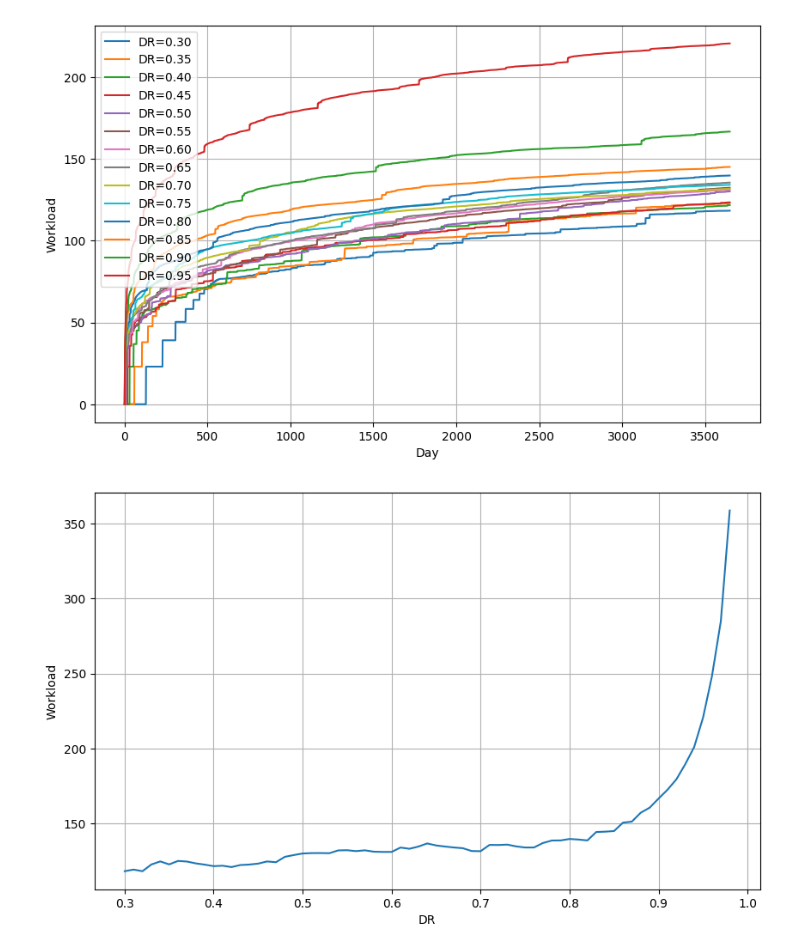
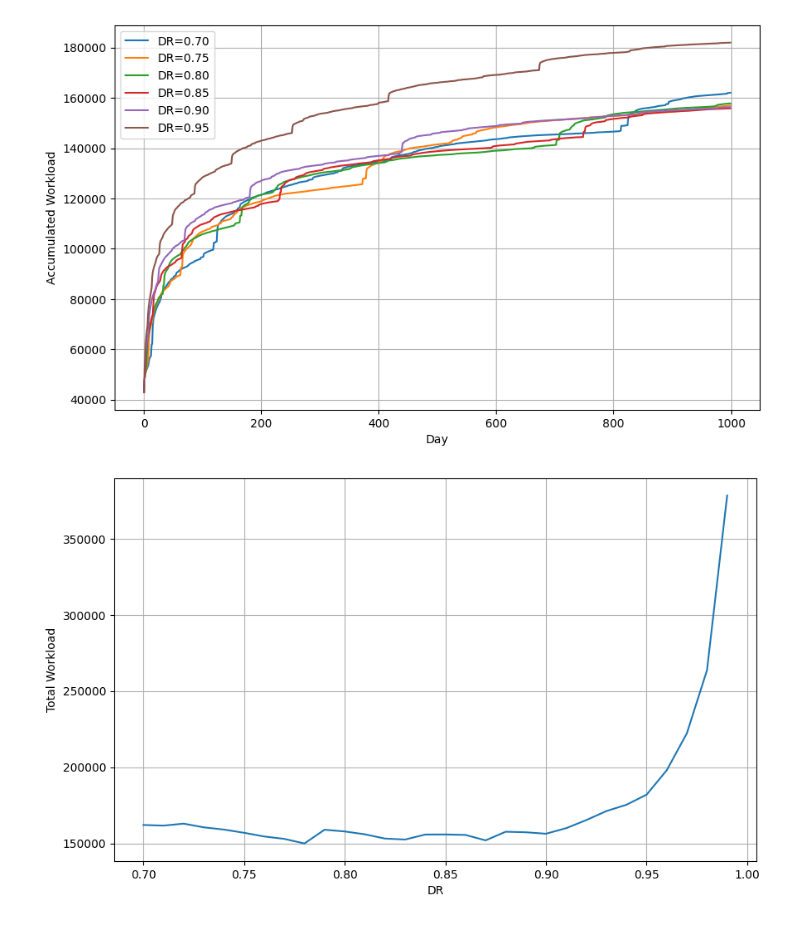
Before and after one commit to open-spaced-repetition/expected-workload, a Jupyter notebook: notebook.ipynb, the cells around one changed output. Cells and saved outputs as stored; diff of their text form; code cells hidden in the pictures.

Commit message:
add LEARN_COST

```diff
--- a/notebook.ipynb
+++ b/notebook.ipynb
@@ -2,34 +2,35 @@
 import numpy as np
 import matplotlib.pyplot as plt
 
-learn_day_limit = 3650
+learn_day_limit = 1000
 
 w = [
-    0.2172,
-    1.1771,
-    3.2602,
-    16.1507,
-    7.0114,
-    0.57,
-    2.0966,
-    0.0069,
-    1.5261,
-    0.112,
-    1.0178,
-    1.849,
-    0.1133,
-    0.3127,
-    2.2934,
-    0.2191,
+    0.1034,
+    0.5359,
+    1.6814,
+    4.4532,
+    6.9847,
+    0.5009,
+    2.1365,
+    0.0012,
+    1.4116,
+    0.1120,
+    0.9158,
+    1.6737,
+    0.2238,
+    0.1186,
+    2.1505,
+    0.2588,
     3.0004,
-    0.7536,
-    0.3332,
-    0.1437,
-    0.2,
+    0.8648,
+    0.3426,
+    0.1507,
+    0.1797,
 ]
 S_MIN = 0.001
-FORGET_COST = 23
-RECALL_COST = 7
+FORGET_COST = 27159.063
+RECALL_COST = 4874.9683
+LEARN_COST = 42973.336
 
 
 def stability_after_success(s, r, d, rating):
@@ -94,7 +95,7 @@ def next_interval(s, r, decay: float = -w[20]):
 
 
 def expected_learn(acc_prob, stability, difficulty, day, record, dr, tr, cost):
-    if day >= learn_day_limit or acc_prob <= 1e-5:
+    if day >= learn_day_limit or acc_prob <= 1e-6:
         return
     record[day] += acc_prob * cost
     if stability > 0:
@@ -130,34 +131,34 @@ def expected_learn(acc_prob, stability, difficulty, day, record, dr, tr, cost):
         dr,
         tr_forget,
         FORGET_COST,
     )
 
 
 workload_list = []
 
 plt.figure(figsize=(10, 6))
 
-R_RANGE = np.arange(0.3, 0.99, 0.01)
+R_RANGE = np.arange(0.7, 0.99, 0.01)
 
 for i, dr in enumerate(R_RANGE):
     record = np.zeros(learn_day_limit)
-    expected_learn(1, 0, 0, 0, record, dr, 0, 0)
+    expected_learn(1, 0, 0, 0, record, dr, 0.8, LEARN_COST)
     if i % 5 == 0:
         plt.plot(np.cumsum(record), label=f"DR={dr:.2f}")
     workload_list.append(np.sum(record))
 
 plt.grid(True)
 plt.xlabel("Day")
 plt.ylabel("Accumulated Workload")
 plt.legend()
 plt.show()
 
 plt.figure(figsize=(10, 6))
 plt.plot(R_RANGE, workload_list)
 plt.grid(True)
 plt.xlabel("DR")
 plt.ylabel("Total Workload")
 plt.show()
 # %% [output]
-[figure, old version]
+[figure, new version]
-[figure, old version]
+[figure, new version]
```
